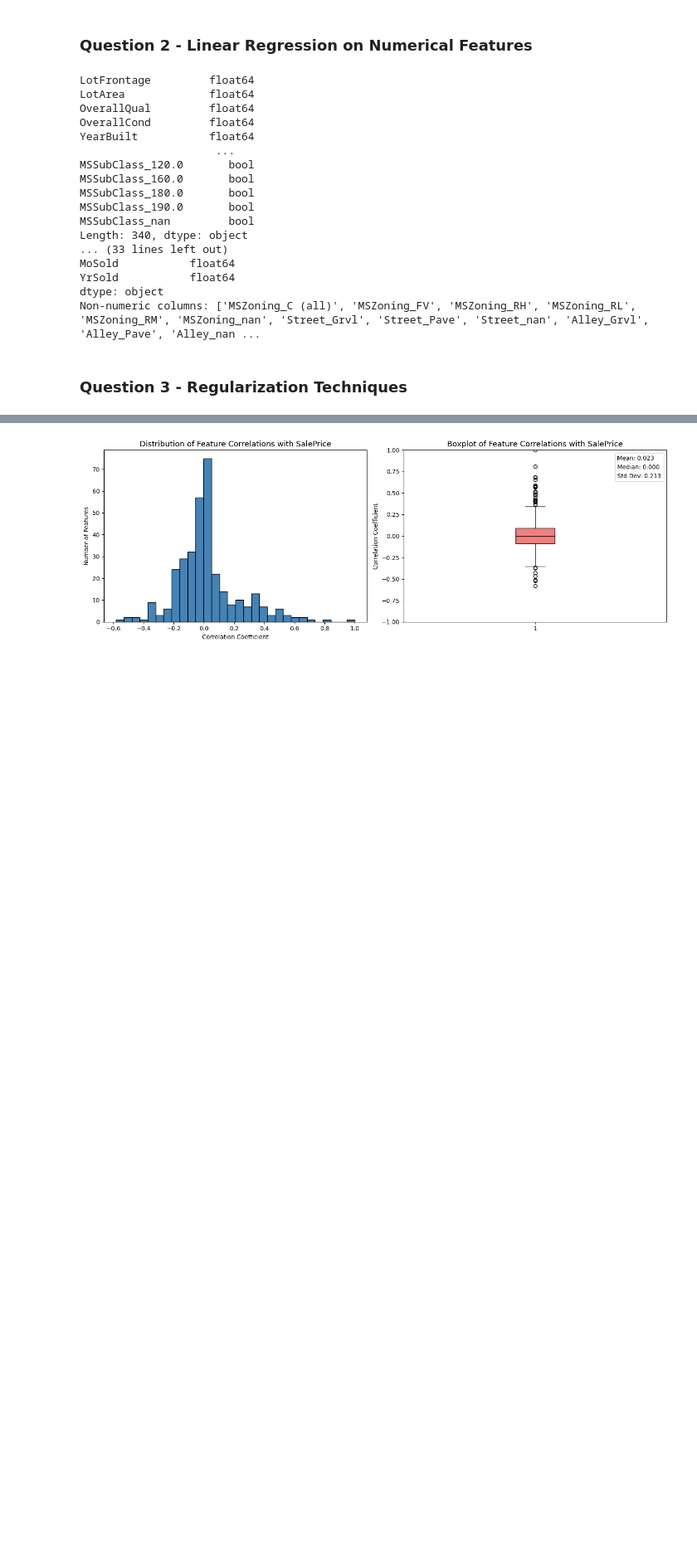
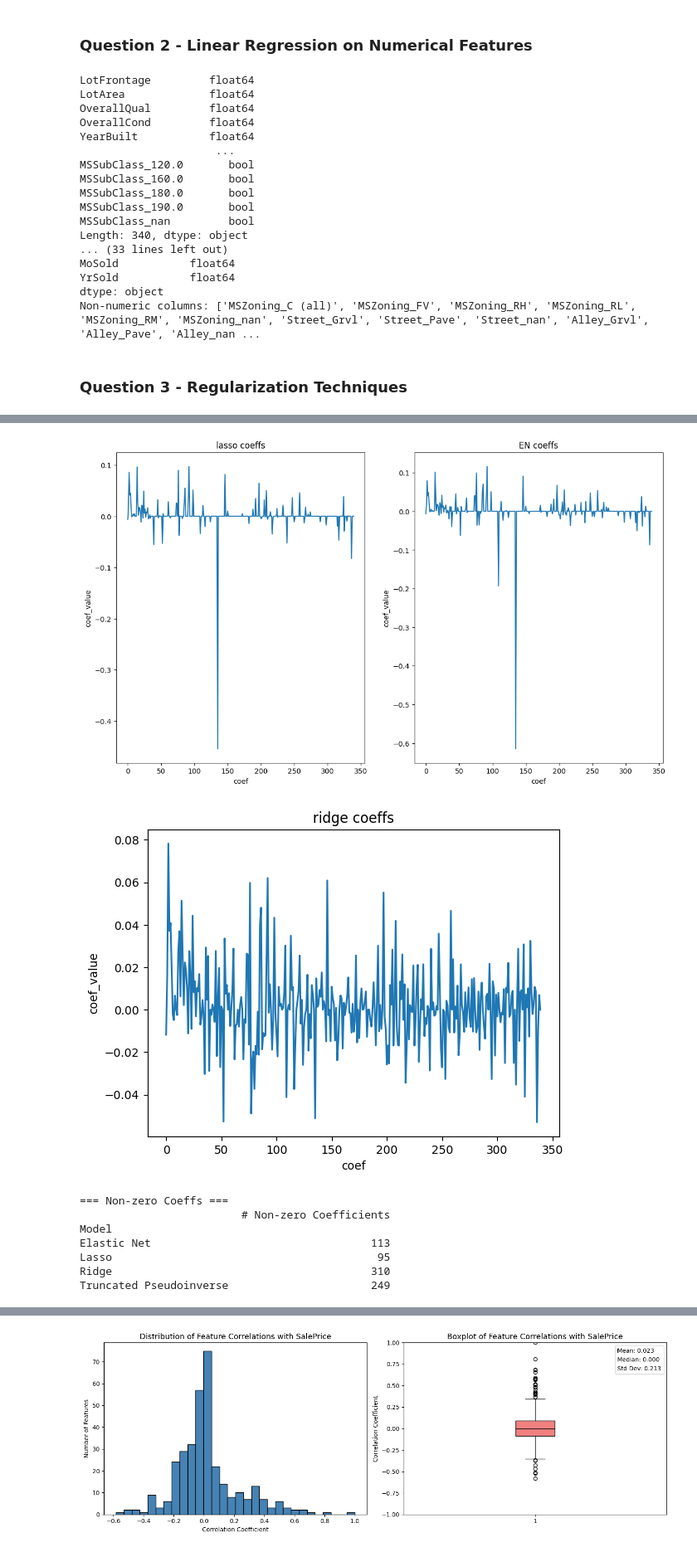
Before and after one commit to njohnson433/Machine-Learning-in-Finance-Insurance-HS25, a Jupyter notebook: project_1/pr1.ipynb, the cells around one changed output, grey strips where cells are left out. Shown at 83% size. Drawn from its saved outputs; the diff is of its cells as text; code cells hidden in the pictures; blank space fills up the shorter version.

```diff
--- a/project_1/pr1.ipynb
+++ b/project_1/pr1.ipynb
@@ -704,6 +734,13 @@ print(results_df)
 #3.d) For the  Lasso and Elastic Net regressions, how many coefficients are non-zero?
 
 #Compare this number with the number of coefficients retained by the Ridge and Truncated Pseudoinverse models and provide an explanation.
+
+"""
+Elastic Net                                  113
+Lasso                                         95
+Ridge                                        310
+Truncated Pseudoinverse                      249
+"""
 
 coef_lasso = reg_lasso.coef_
 coef_en = reg_en.coef_
@@ -741,37 +778,47 @@ results = {
     "Model": ["Elastic Net","Lasso", "Ridge", "Truncated Pseudoinverse"],
     "# Non-zero Coefficients": [
         np.size(nz_coef_en),
         np.size(nz_coef_lasso),
         np.size(nz_coef_ridge),
         nz_coef_TPSI
     ],
 }
 
 #Create and display the DataFrame
 results_df = pd.DataFrame(results)
 results_df.set_index("Model", inplace=True)
 
 # Round for readability and control display
 pd.set_option('display.float_format', '{:.4f}'.format)
 results_df = results_df.round(4)
 
 print("\n=== Non-zero Coeffs ===")
 print(results_df)
 
-# The reason there are different number of non-zero coefficients comes from the fact that the coefficients are handeld differently in the different model types.
+# The reason there are different number of non-zero coefficients comes from the fact that the coefficients are handeld/weighted differently in the different model types.
 
 ## Truncated Pseudoinverse: In the truncated Pseudoinverste method we choose a specific value at which we want to truncate our design matrix. With the hyperparameter k we set the dimension to which we want to reduce to and therefore remove all other features.
 # To find the optimal k value we can look at the magintude of the singular values and then run a cross validation around the component index where we see a strong decrease in the magnitude of the singular value. Then we can use a range around this parameter
-# to run CV and then find the optimal value at which to truncate our matrix.
+# to run CV and then find the optimal value at which to truncate our matrix. (What counts as a "strong decrease" is somewhat subjective and might not be totally clear cut in some cases)
 
-## Ridge: Ridge regression introduces a L2 penalty (also called L2 regularization) which is the sum of the squares of the model's coefficients. This penalty term reduces the size of large coefficients but keeps all features in the model.
-# It does not set coefficients to zero.
+## Ridge: Ridge regression introduces a L2 penalty (also called L2 regularization) which is the sum of the squares of the model's coefficients. This penalty term reduces the size of large coefficients but generally keeps all features in the model.
+# It does not set coefficients to zero, beacause it just minimizes the volume of the ball enclosed by all features.
 
 ## Lasso: Lasso regression addresses overfitting by adding an L1 penalty i.e sum of absolute coefficients to the model's loss function. This encourages some coefficients to become exactly zero helps in effectively removing less important features.
 # Lasso regression is therefore a sparsifier of the solution as it get's rid of any features which are irrelevant for the model.
 
 ## Elastic Net: Elastic net regression combines both L1 (Lasso) and L2 (Ridge) penalties to perform feature selection, manage multicollinearity and balancing coefficient shrinkage.
 # Elastic net is therefore good when we want to shrink some of the coefficients and remove the others.
+# %% [output]
+[figure, added]
+[figure, added]
+=== Non-zero Coeffs ===
+                         # Non-zero Coefficients
+Model
+Elastic Net                                  113
+Lasso                                         95
+Ridge                                        310
+Truncated Pseudoinverse                      249
 # %%
 import seaborn as sns
 
```
Also changed, not shown: parts of 7 cells of this notebook.
